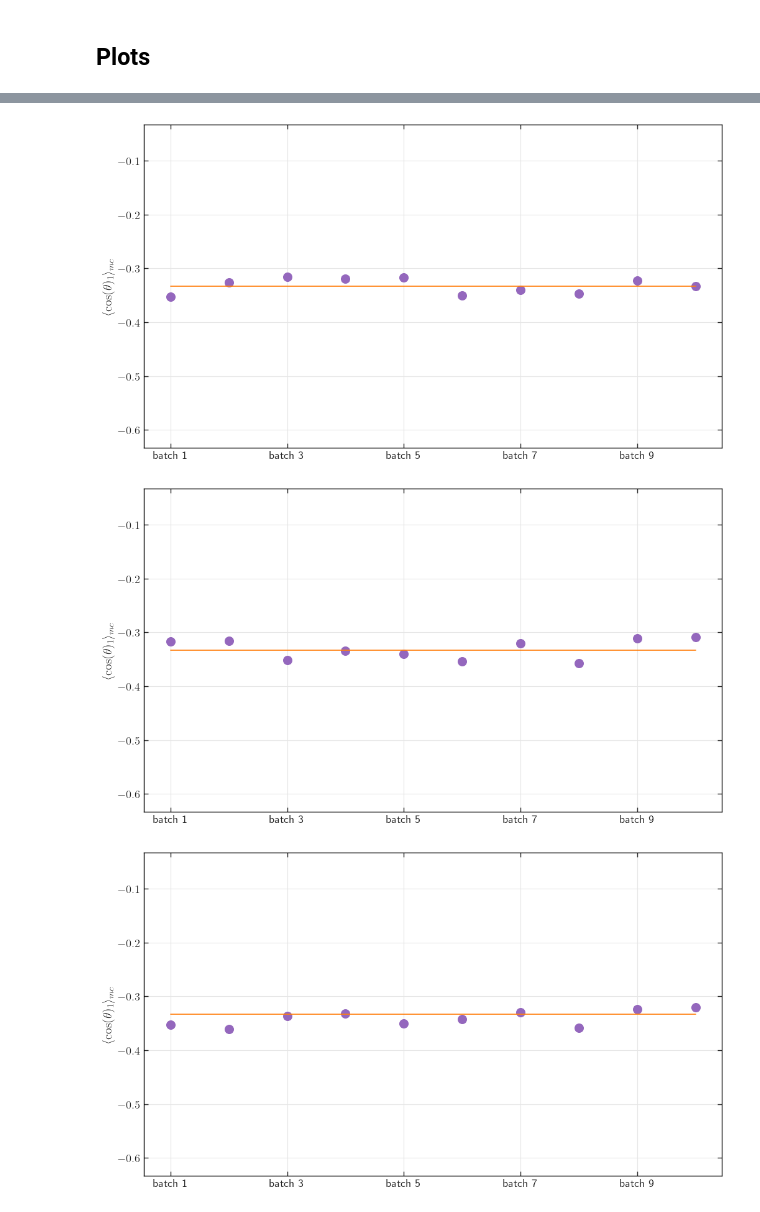
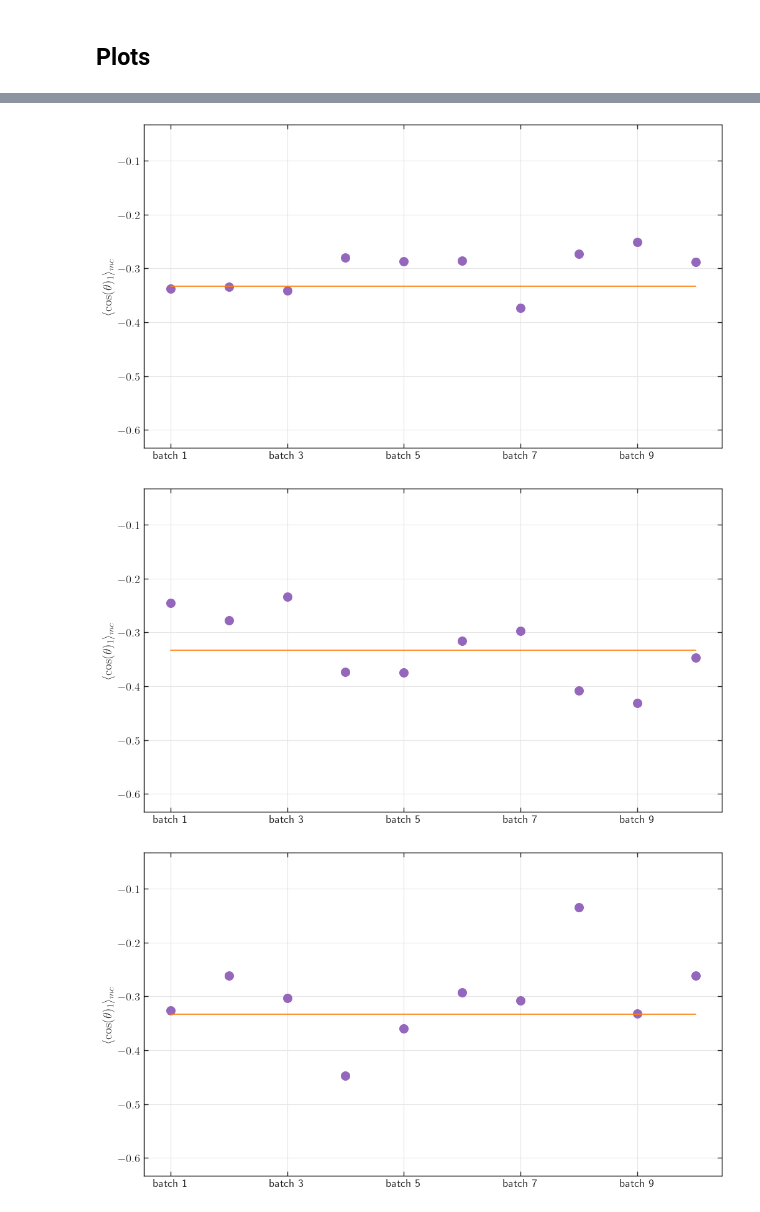
Before and after one commit to JosephRRB/GFlowNets_on_SpinFoams, a Jupyter notebook: notebooks/Python/Operators.ipynb, the cells around one changed output, grey strips where cells are left out. Cells and saved outputs as stored; diff of their text form; code cells hidden in the pictures.

```diff
--- a/notebooks/Python/Operators.ipynb
+++ b/notebooks/Python/Operators.ipynb
@@ -55,9 +55,9 @@ data_folder = "../../data"
 # MH parameters
 spins = [0.5, 1.0, 1.5, 2.0, 2.5, 3.0, 3.5, 4.0, 4.5, 5.0, 5.5, 6.0]
 sigmas = [0.8 for i in range(0, 12)]
-lengths = [10**7 for i in range(0, 12)]
+lengths = [10**6 for i in range(0, 12)]
 burnins = [0 for i in range(0, 12)]
-batch_sizes = [10**6 for i in range(0, 12)]
+batch_sizes = [10**5 for i in range(0, 12)]
 
 # set optimal number of threads
 optimal_number_of_threads = int(mp.cpu_count())
@@ -225,10 +225,8 @@ def angles_compute(
 
         print(f"\nAssembling {batches_to_assemble} batches...")
 
-        '''
-
         ##########################################################
-        # Assembling autocorrelation
+        ### Assembling autocorrelation
         ##########################################################
 
         DF_list = [
@@ -243,17 +241,15 @@ def angles_compute(
         df_all_batches = pd.concat(DF_list[:]).groupby(level=0, sort=False)
 
         df_final = pd.concat([df_all_batches.mean()], axis=1)
-        df_final.columns = ["node 1"]
+        df_final.columns = [f"node {node_autocorr}"]
 
         df_final.to_csv(
             f"{angle_path_autocorrelations}/batches_assembled_{batches_to_assemble}.csv",
             index=True,
         )
 
-        '''
-
         ##########################################################
-        # Assembling exp values and quantum spread
+        ### Assembling exp values and quantum spread
         ##########################################################
 
         DF_list = [
@@ -345,12 +341,12 @@ spin = 3.0, length = 10000000, sigma = 0.8, length = 10000000, burnin = 0, node_
 ... (13 outputs left out)
 # %% [markdown]
 ## Plots
-# %%
-batches_assembled = 10
 # %%
 for spin, length, batch_size, sigma, burnin in zip(
     spins, lengths, batch_sizes, sigmas, burnins
 ):
+
+    batches_assembled = int(length/batch_size)
 
     CSV_path = f"{data_folder}/MCMC/iterations_{length}_batch_size_{batch_size}_burnin_{burnin}_sigma_{sigma}/j_{spin}/operators/angles/exp_values/batches_assembled_{batches_assembled}.csv"
 
@@ -363,8 +359,8 @@ for spin, length, batch_size, sigma, burnin in zip(
     df = df.T
 
     spin_list = [0.5, 1.0, 1.5, 2.0, 2.5, 3.0, 3.5, 4.0, 4.5, 5.0, 5.5, 6.0]
-    df["batches"] = [i for i in range(0, 10)]
-    df["reg_angles"] = [-0.33333 for i in range(0, 10)]
+    df["batches"] = [i for i in range(0, batches_assembled)]
+    df["reg_angles"] = [-0.33333 for i in range(0, batches_assembled)]
 
     ax = df.plot(
     x="batches",
@@ -401,6 +397,6 @@ for spin, length, batch_size, sigma, burnin in zip(
     plt.savefig(printfile + ".svg")
     # plt.savefig(printfile+'.png',dpi=300)
 
-    plt.show()
+    # plt.show()
 # %% [output]
 [figure]
@@ -411,3 +407,3 @@ for spin, length, batch_size, sigma, burnin in zip(
-[figure, old version]
+[figure, new version]
-[figure, old version]
+[figure, new version]
-[figure, old version]
+[figure, new version]
```
Also changed, not shown: parts of 5 cells of this notebook, 38 other files.
